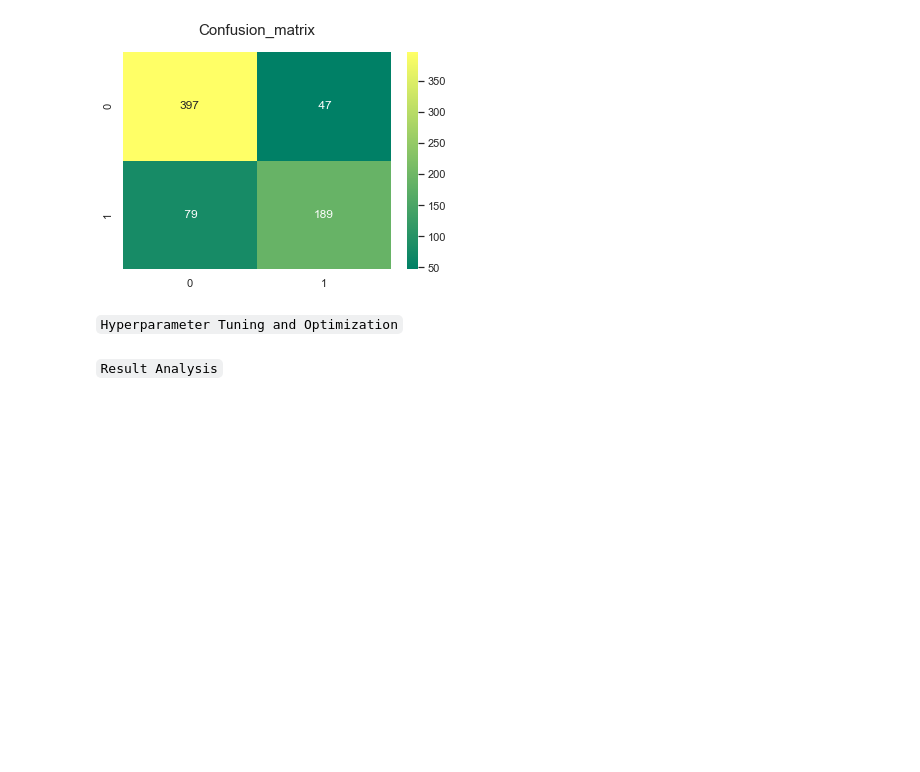
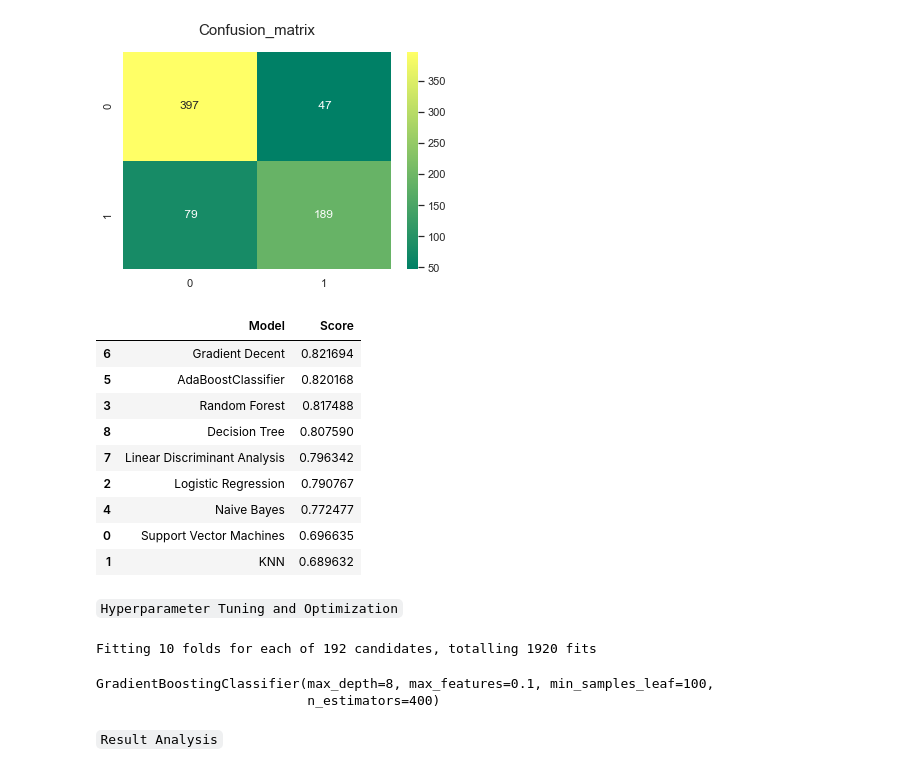
Before and after one commit to sultanbeishenkulov/titanic, a Jupyter notebook: titanic.ipynb, the cells around one changed output. Saved outputs shown, nothing was run; the diff lists cells and outputs as text; code cells hidden in the pictures; blank space fills up the shorter version.

```diff
--- a/titanic.ipynb
+++ b/titanic.ipynb
@@ -282,7 +264,7 @@ model = LogisticRegression()
 model.fit(X_train, y_train)
 prediction = model.predict(X_test)
 print('The accuracy of the Logistic Regression is',round(accuracy_score(prediction,y_test)*100,2))
-result_cv=cross_val_score(model, X_train, y_train,cv=10,scoring='accuracy')
+result_lr=cross_val_score(model, X_train, y_train,cv=10,scoring='accuracy')
 print('The cross validated score for Logistic Regression is:',round(result_cv.mean()*100,2))
 y_pred = cross_val_predict(model, X_train,y_train,cv=10)
 sns.heatmap(confusion_matrix(y_train,y_pred),annot=True,fmt='3.0f',cmap="summer")
@@ -302,7 +284,7 @@ random_forest.fit(X_train,y_train)
 prediction=random_forest.predict(X_test)
 print('--------------The Accuracy of the model----------------------------')
 print('The accuracy of the Random Forest Classifier is',round(accuracy_score(prediction,y_test)*100,2))
-result=cross_val_score(random_forest,X_train,y_train,cv=10,scoring='accuracy')
+result_rm=cross_val_score(random_forest,X_train,y_train,cv=10,scoring='accuracy')
 print('The cross validated score for Random Forest Classifier is:',round(result.mean()*100,2))
 y_pred = cross_val_predict(model,X_train,y_train,cv=10)
 sns.heatmap(confusion_matrix(y_train,y_pred),annot=True,fmt='3.0f',cmap="summer")
@@ -443,7 +426,53 @@ The accuracy of the Gradient Boosting Classifier is 82.12
 The cross validated score for AdaBoostClassifier is: 82.17
 Text(0.5, 1.05, 'Confusion_matrix')
 [figure]
+# %%
+#Results
+models = pd.DataFrame({
+    'Model': ['Support Vector Machines', 'KNN', 'Logistic Regression',
+              'Random Forest', 'Naive Bayes', 'AdaBoostClassifier',
+              'Gradient Decent', 'Linear Discriminant Analysis',
+              'Decision Tree'],
+    'Score': [result_svm.mean(), result_knn.mean(), result_lr.mean(),
+              result_rm.mean(), result_gnb.mean(), result_adb.mean(),
+              result_gbc.mean(), result_lda.mean(), result_tree.mean()]})
+models.sort_values(by='Score',ascending=False)
+# %% [output]
+|  | Model | Score |
+| 6 | Gradient Decent | 0.821694 |
+| 5 | AdaBoostClassifier | 0.820168 |
+| 3 | Random Forest | 0.817488 |
+| 8 | Decision Tree | 0.807590 |
+| 7 | Linear Discriminant Analysis | 0.796342 |
+| 2 | Logistic Regression | 0.790767 |
+| 4 | Naive Bayes | 0.772477 |
+| 0 | Support Vector Machines | 0.696635 |
+| 1 | KNN | 0.689632 |
 # %% [markdown]
 `Hyperparameter Tuning and Optimization`
+# %%
+# Gradient boosting tunning
+model = GradientBoostingClassifier()
+param_grid = {'loss' : ["deviance"],
+              'n_estimators' : [100,200,300,400],
+              'learning_rate': [0.1, 0.05, 0.01,0.001],
+              'max_depth': [4, 8],
+              'min_samples_leaf': [100,150],
+              'max_features': [0.3, 0.2,0.1]
+              }
+
+modelf = GridSearchCV(model,param_grid = param_grid, cv=kfold, scoring="accuracy", n_jobs= 4, verbose = 1)
+
+modelf.fit(X_train,y_train)
+
+# Best score
+modelf.best_score_
+
+# Best Estimator
+modelf.best_estimator_
+# %% [output]
+Fitting 10 folds for each of 192 candidates, totalling 1920 fits
+GradientBoostingClassifier(max_depth=8, max_features=0.1, min_samples_leaf=100,
+                           n_estimators=400)
 # %% [markdown]
 `Result Analysis`
```
Also changed, not shown: parts of 8 cells of this notebook, 2 other files.
